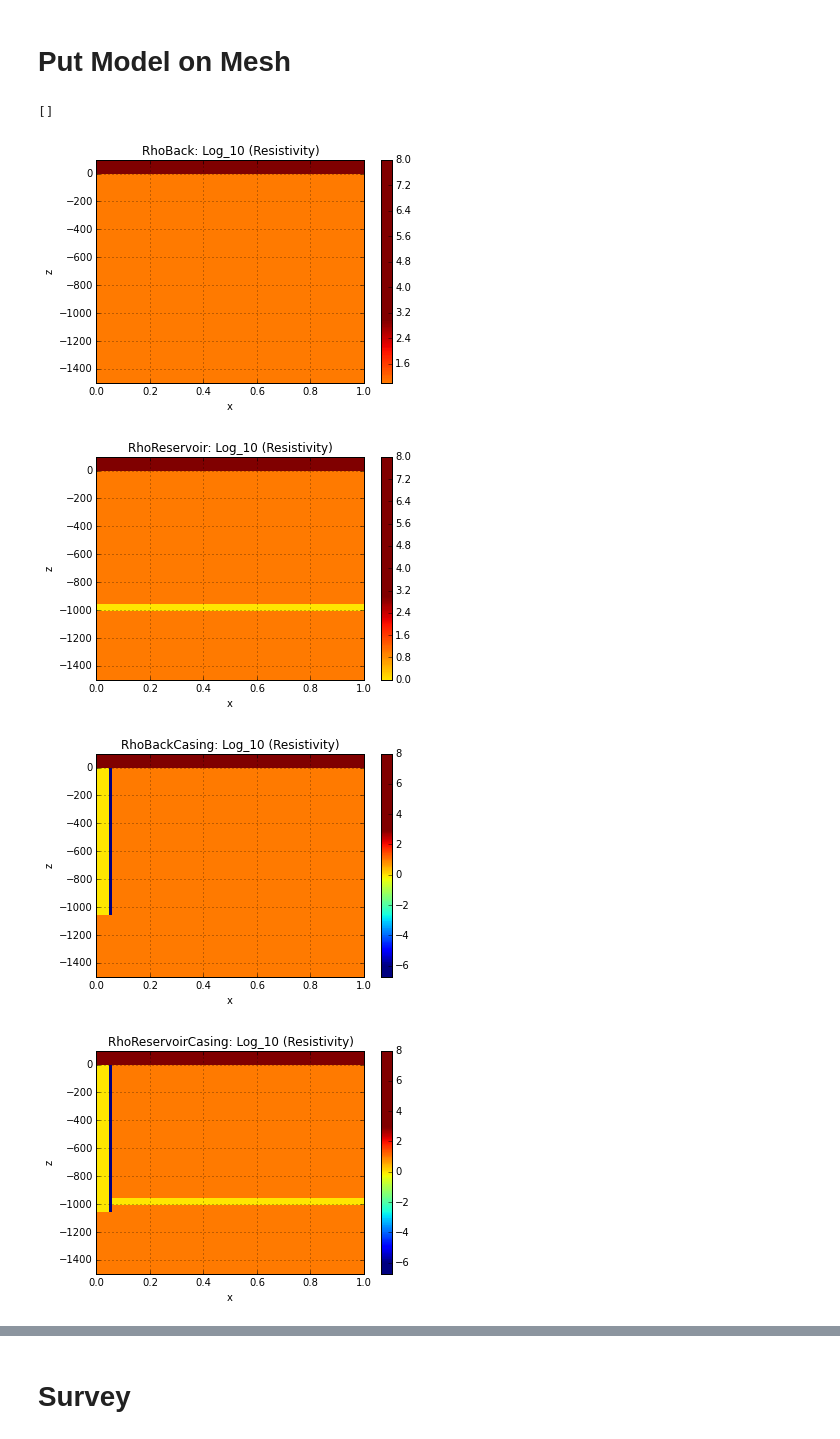
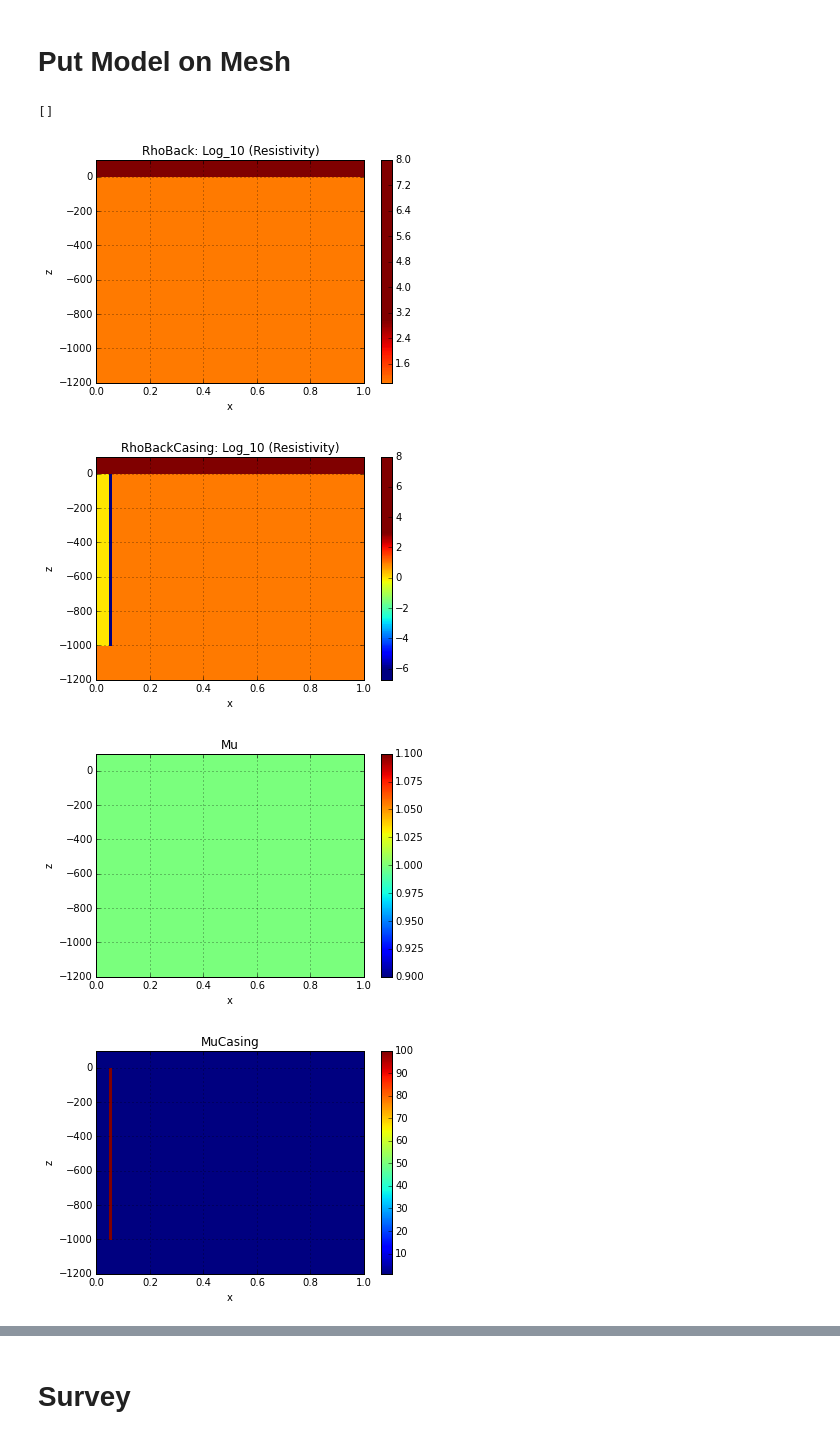
Before and after one commit to simpeg/presentations, a Jupyter notebook: SciPy2015/EdIndustryResearch/CasingResearchEx.ipynb, the cells around one changed output, grey strips where cells are left out. Cells and saved outputs as stored; diff of their text form; code cells hidden in the pictures.

Commit message:
mag dipole for casing example

```diff
--- a/SciPy2015/EdIndustryResearch/CasingResearchEx.ipynb
+++ b/SciPy2015/EdIndustryResearch/CasingResearchEx.ipynb
@@ -68,30 +60,20 @@ MuBack  = murback*np.ones((meshp.nC)) # primary mur on primary mesh
 iAir          = meshp.gridCC[:,2] >= 0.
 RhoBack[iAir] = rhoair
 
-# reservoir layer
-RhoReservoir = RhoBack.copy()
-iReservoirZ = (meshp.gridCC[:,2]>=zreservoir[0]) & (meshp.gridCC[:,2]<=zreservoir[1])
-RhoReservoir[iReservoirZ] = rhoreservoir
-
-
-RhoBackCasing = RhoBack.copy()
-RhoReservoirCasing = RhoReservoir.copy()
+RhoCasing = RhoBack.copy()
 MuCasing = MuBack.copy()
 
 # Inside casing
 iInsideX = meshp.gridCC[:,0] < d/2.
 iInsideZ = (meshp.gridCC[:,2] >= zcasing[0]) & (meshp.gridCC[:,2] <= zcasing[1])
 iInside = iInsideX & iInsideZ
-RhoBackCasing[iInside] = rhoinside
-RhoReservoirCasing[iInside] = rhoinside
+RhoCasing[iInside] = rhoinside
 
 # Casing
 iCasingX = (meshp.gridCC[:,0] >= d/2.) & (meshp.gridCC[:,0] <= d/2.+t)
 iCasingZ = iInsideZ
 iCasing = iCasingX & iCasingZ
-RhoBackCasing[iCasing] = rhocasing
-RhoReservoirCasing[iCasing] = rhocasing
-
+RhoCasing[iCasing] = rhocasing
 MuCasing[iCasing] = murcasing
 
 # use mu not mur
@@ -100,7 +82,7 @@ MuCasing = mu_0*MuCasing
 # %%
 # Plot Resistivity Model : note cyl symmetric mesh: rotate around r = 0
 xlim = [0., 1.]
-ylim = [-1500., 100.]
+ylim = [-1200., 100.]
 clim = [-6.,3.]
 
 # rhoback
@@ -109,55 +91,36 @@ f.set_clim(clim[0],clim[1])
 plt.xlim(xlim)
 plt.ylim(ylim)
 plt.grid(which='both')
 plt.title('RhoBack: Log_10 (Resistivity)')
 plt.plot()
 
-# rhoNoCO2NoCasing
-f = plt.colorbar(meshp.plotImage(np.log10(RhoReservoir))[0])
-f.set_clim(clim[0],clim[1])
-plt.xlim(xlim)
-plt.ylim(ylim)
-plt.grid(which='both')
-plt.title('RhoReservoir: Log_10 (Resistivity)')
-plt.plot()
-
-# rhoNoCO2
-f = plt.colorbar(meshp.plotImage(np.log10(RhoBackCasing))[0])
+# rhoCasing
+f = plt.colorbar(meshp.plotImage(np.log10(RhoCasing))[0])
 f.set_clim(clim[0],clim[1])
 plt.xlim(xlim)
 plt.ylim(ylim)
 plt.grid(which='both')
 plt.title('RhoBackCasing: Log_10 (Resistivity)')
 plt.plot()
-
-# rhoCO2NoCasing
-f = plt.colorbar(meshp.plotImage(np.log10(RhoReservoirCasing))[0])
-f.set_clim(clim[0],clim[1])
-plt.xlim(xlim)
-plt.ylim(ylim)
-plt.grid(which='both')
-plt.title('RhoReservoirCasing: Log_10 (Resistivity)')
-plt.plot()
-
 
 # Plot Rel Permeability Model
 plt.colorbar(meshp.plotImage(MuBack/mu_0)[0])
 plt.xlim(xlim)
 plt.ylim(ylim)
 plt.grid(which='both')
 plt.title('Mu')
 plt.plot()
 
 # Plot Rel Permeability Model
 plt.colorbar(meshp.plotImage(MuCasing/mu_0)[0])
 plt.xlim(xlim)
 plt.ylim(ylim)
 plt.grid(which='both')
 plt.title('MuCasing')
 plt.plot()
 # %% [output]
 []
-[figure, old version]
+[figure, new version]
-[figure, old version]
+[figure, new version]
-[figure, old version]
+[figure, new version]
-[figure, old version]
+[figure, new version]
```
Also changed, not shown: parts of 15 cells of this notebook, 1 other file.
